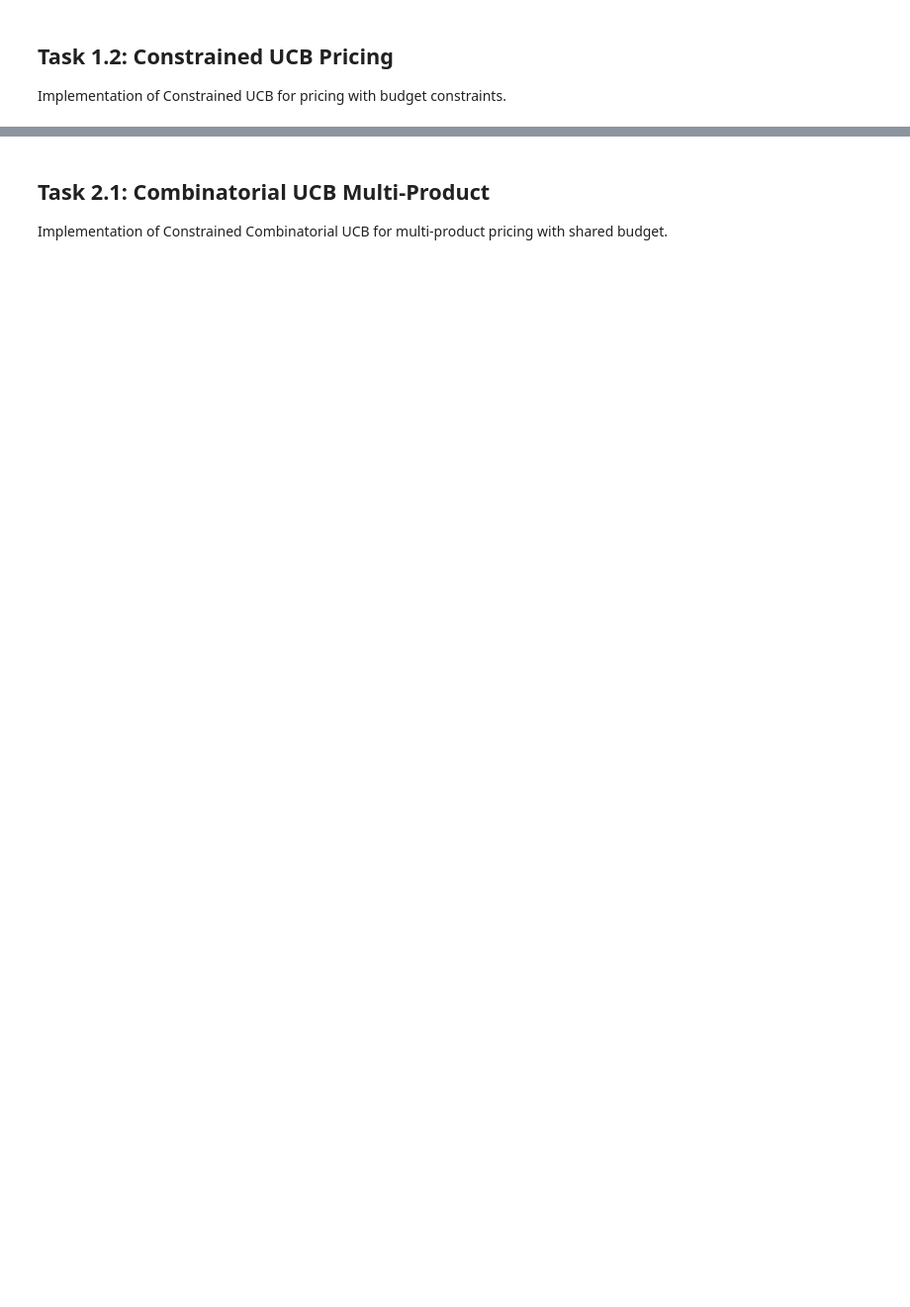
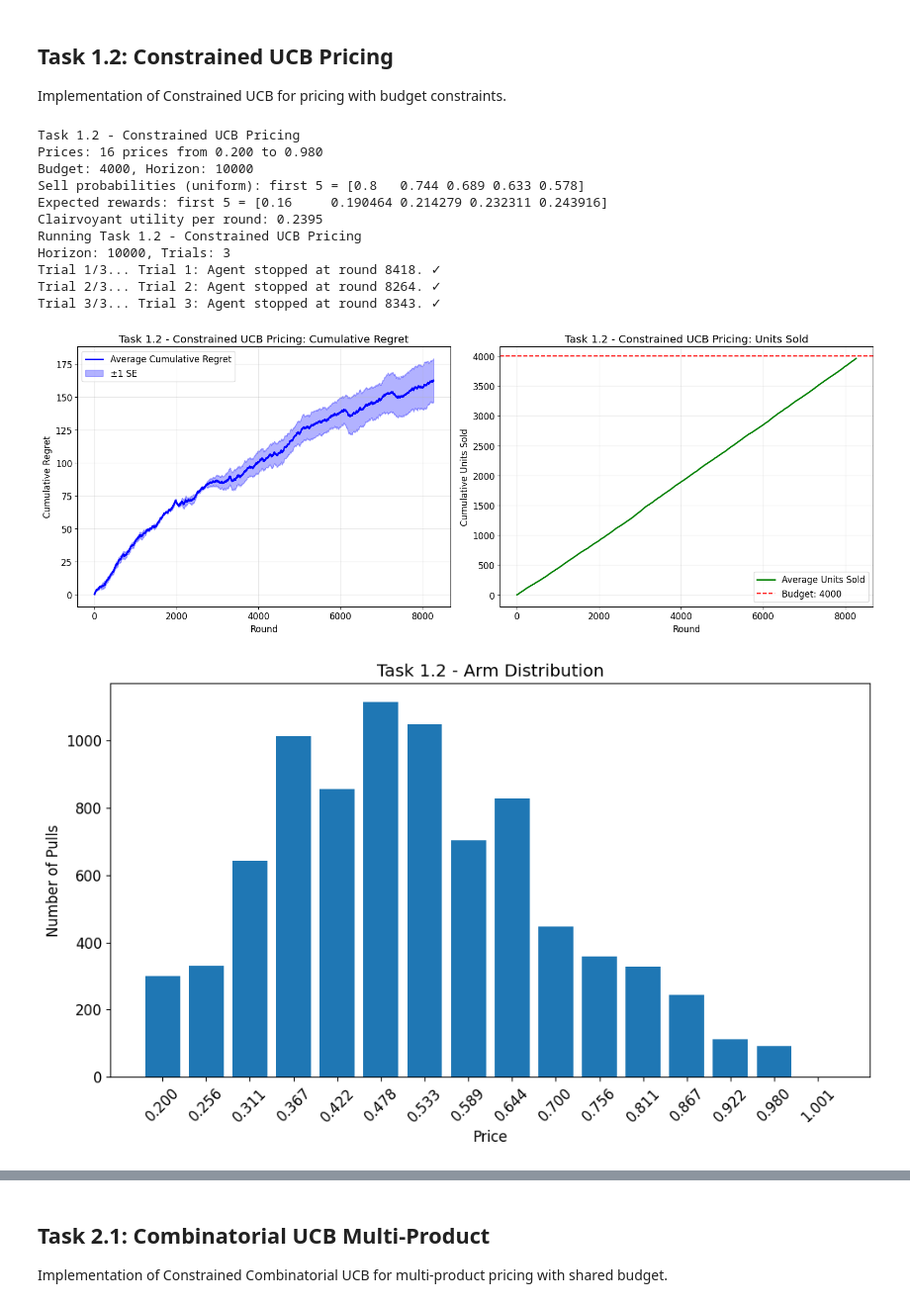
Before and after one commit to aceci0127/Online-Learning-Application-Group-Project, a Jupyter notebook: notebook.ipynb, the cells around one changed output, grey strips where cells are left out. Shown at 99% size. Saved outputs shown, nothing was run; the diff lists cells and outputs as text; code cells hidden in the pictures; blank space fills up the shorter version.

```diff
--- a/notebook.ipynb
+++ b/notebook.ipynb
@@ -150,36 +165,50 @@ class Task1_2_Runner(StandardExperimentRunner):
     def extract_metrics(self, result) -> tuple[float, float]:
         return float(result[0]), float(result[1])
 
-prices = create_default_prices()
+price_grid = create_default_prices()
 config = ExperimentConfig(
     task_name="Task 1.2 - Constrained UCB Pricing",
     horizon=10_000,
     n_trials=3,
     seed=18,
     budget=4_000,
-    prices=prices
+    prices=price_grid
 )
 
 print("Task 1.2 - Constrained UCB Pricing")
-print(f"Prices: {len(prices)} prices from {prices[0]:.3f} to {prices[-2]:.3f}")
+print(f"Prices: {len(price_grid)} prices from {price_grid[0]:.3f} to {price_grid[-2]:.3f}")
 print(f"Budget: {config.budget}, Horizon: {config.horizon}")
 
 runner = Task1_2_Runner(config)
 
 print(f"Sell probabilities (uniform): first 5 = {runner.sell_probabilities[:5]}")
 print(f"Expected rewards: first 5 = {runner.expected_reward[:5]}")
 print(f"Clairvoyant utility per round: {runner.exp_util:.4f}")
 
 result = runner.run_experiment()
 
 StandardPlotter.plot_experiment_results(result, show_units=True)
 
-StandardPlotter.plot_arm_distribution(result.final_agents[0], prices, "Task 1.2 - Arm Distribution")
+StandardPlotter.plot_arm_distribution(result.final_agents[0], price_grid, "Task 1.2 - Arm Distribution")
 
 analysis = StandardAnalyzer.analyze_results(result)
 StandardAnalyzer.print_analysis(result, analysis)
 
 baseline_reward = runner.exp_util * config.horizon
 print(f"Baseline reward: {baseline_reward:.2f}")
 
 task1_2_result = result
+# %% [output]
+Task 1.2 - Constrained UCB Pricing
+Prices: 16 prices from 0.200 to 0.980
+Budget: 4000, Horizon: 10000
+Sell probabilities (uniform): first 5 = [0.8   0.744 0.689 0.633 0.578]
+Expected rewards: first 5 = [0.16     0.190464 0.214279 0.232311 0.243916]
+Clairvoyant utility per round: 0.2395
+Running Task 1.2 - Constrained UCB Pricing
+Horizon: 10000, Trials: 3
+Trial 1/3... Trial 1: Agent stopped at round 8418. ✓
+Trial 2/3... Trial 2: Agent stopped at round 8264. ✓
+Trial 3/3... Trial 3: Agent stopped at round 8343. ✓
+[figure, added]
+[figure, added]
```
Also changed, not shown: parts of 7 cells of this notebook, 3 other files.
